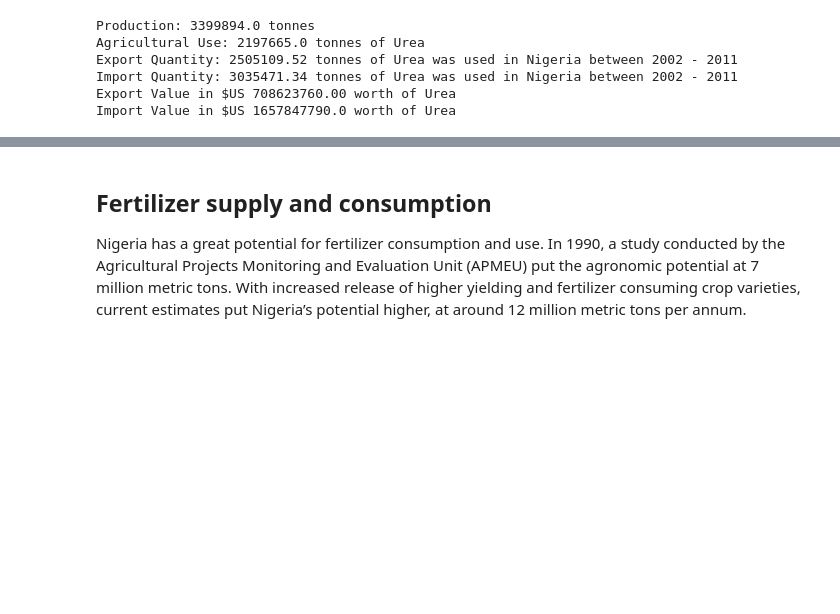
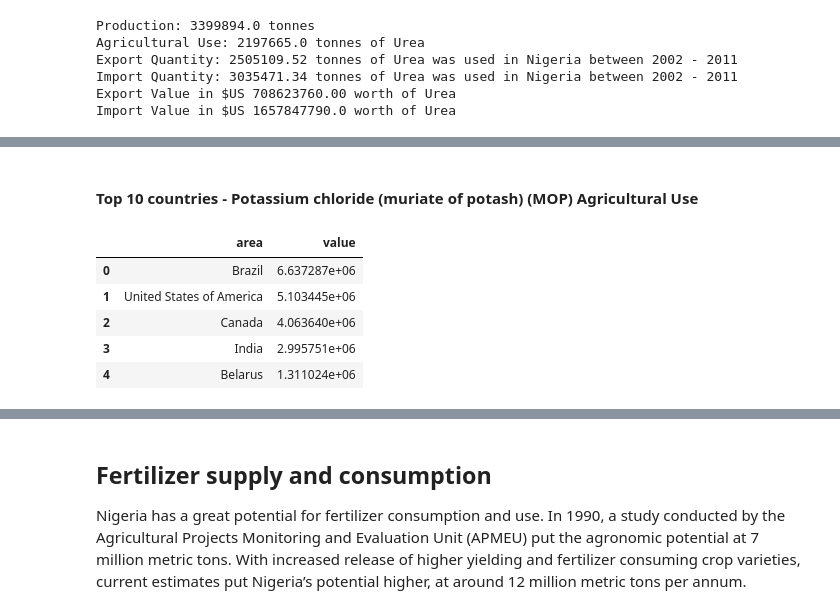
Before and after one commit to decorouz/Data-Analysis-with-Python, a Jupyter notebook: Nigeria_Fertilizer_Use.ipynb, the cells around one changed output, grey strips where cells are left out. Cells and saved outputs as stored; diff of their text form; code cells hidden in the pictures; blank space fills up the shorter version.

```diff
--- a/Nigeria_Fertilizer_Use.ipynb
+++ b/Nigeria_Fertilizer_Use.ipynb
@@ -324,0 +497,8 @@ From the above charts, clearly **Urea** is most produced and exported fertilizer
+# %%
+def top_ten_countries(df, fertilizer):
+    fertilizer_use = df.loc[(df["element"] == "Agricultural Use") & (df["item"] == fertilizer)].reset_index(drop=True)
+    fertilizer_use = fertilizer_use.groupby(["area"]).mean()
+    return fertilizer_use["value"].reset_index().sort_values(
+        by="value", ascending=False).reset_index(drop=True)
+
+top_ten_urea_countries = top_ten_countries(df, "Urea")
@@ -537,0 +574,12 @@ fig.show()
+# %% [markdown]
+#### Top 10 countries - Potassium chloride (muriate of potash) (MOP) Agricultural Use
+# %%
+top_ten_MOP_countries = top_ten_countries(df, "Potassium chloride (muriate of potash) (MOP)")
+top_ten_MOP_countries[:5]
+# %% [output]
+|  | area | value |
+| 0 | Brazil | 6.637287e+06 |
+| 1 | United States of America | 5.103445e+06 |
+| 2 | Canada | 4.063640e+06 |
+| 3 | India | 2.995751e+06 |
+| 4 | Belarus | 1.311024e+06 |
```
Also changed, not shown: parts of 62 cells of this notebook.
